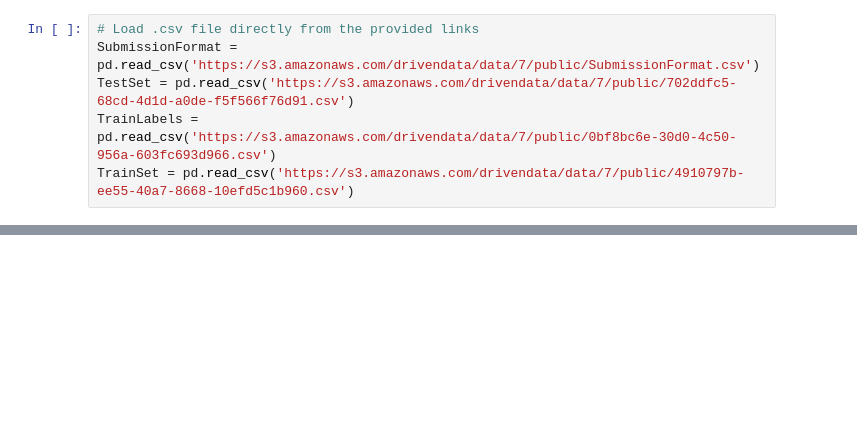
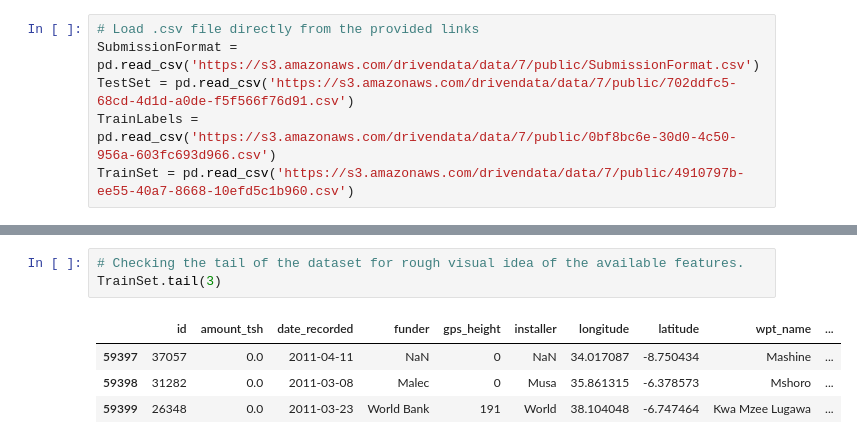
Before and after one commit to Jarmos-san/PumpItUp, a Jupyter notebook: PumpItUp.ipynb, the cells around one changed output, grey strips where cells are left out. Cells and saved outputs as stored; diff of their text form; blank space fills up the shorter version.

```diff
--- a/PumpItUp.ipynb
+++ b/PumpItUp.ipynb
@@ -116,0 +116,8 @@ TrainSet
+# %%
+# Checking the tail of the dataset for rough visual idea of the available features.
+TrainSet.tail(3)
+# %% [output]
+|  | id | amount_tsh | date_recorded | funder | gps_height | installer | longitude | latitude | wpt_name | ... |
+| 59397 | 37057 | 0.0 | 2011-04-11 | NaN | 0 | NaN | 34.017087 | -8.750434 | Mashine | ... |
+| 59398 | 31282 | 0.0 | 2011-03-08 | Malec | 0 | Musa | 35.861315 | -6.378573 | Mshoro | ... |
+| 59399 | 26348 | 0.0 | 2011-03-23 | World Bank | 191 | World | 38.104048 | -6.747464 | Kwa Mzee Lugawa | ... |
```
Also changed, not shown: parts of 12 cells of this notebook.
